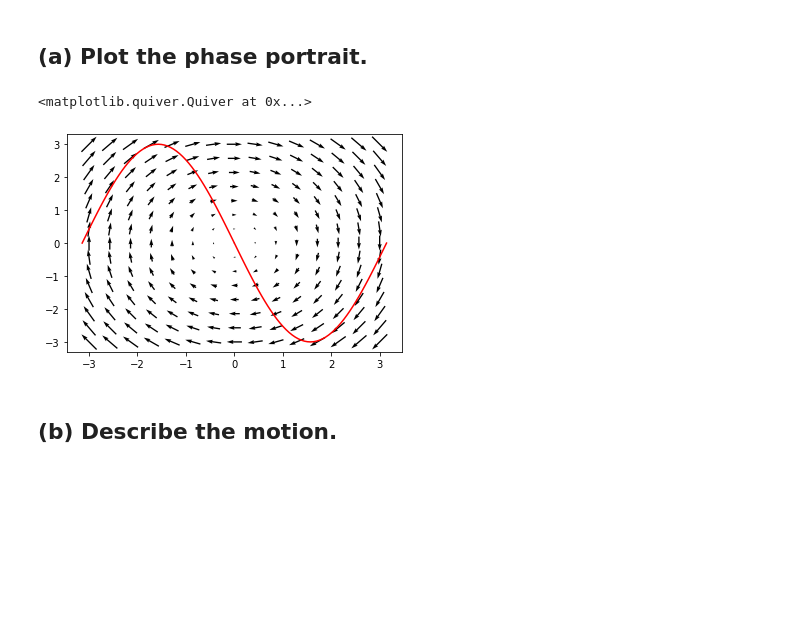
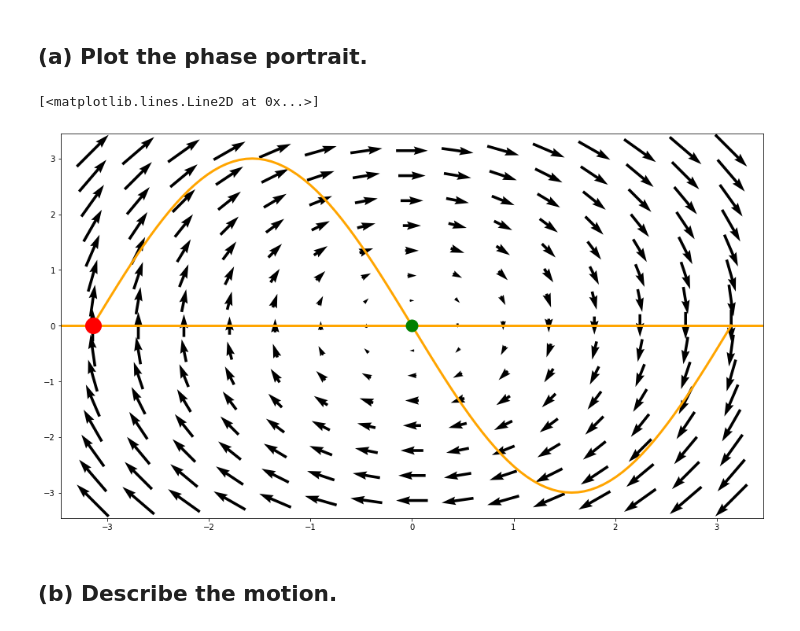
Before and after one commit to MarioSegura1099/biophysics, a Jupyter notebook: week-08/problem-11.5.ipynb, the cells around one changed output. Drawn from its saved outputs; the diff is of its cells as text; code cells hidden in the pictures; blank space fills up the shorter version.

```diff
--- a/week-08/problem-11.5.ipynb
+++ b/week-08/problem-11.5.ipynb
@@ -34,29 +35,37 @@ from scipy.integrate import odeint
 # %%
 m = 1
 g = 3
 xi = 1
 L = 1
 o = 0
 
 theta = np.linspace(-np.pi,np.pi,101)
 
 
-o_angle = -((m*g*np.sin(theta)) + (xi*L*o))/ (m*L)
-plt.plot(theta, o_angle, 'r')
+o_rad = -((m*g*np.sin(theta)) + (xi*L*o))/ (m*L)
+
+Figure = plt.figure(figsize=(16,9))
+plt.plot(theta, o_rad, color ='orange',lw=3)
+
+plt.axhline(y=0, color ='orange',lw=3)
 
 #Meshgrid
-x = np.linspace(-3,3,15)
-y = np.linspace(-3,3,15)
+x = np.linspace(-math.pi,math.pi,15)
+y = np.linspace(-math.pi,math.pi,15)
 
 X, Y = np.meshgrid(x,y)
 vX = Y
 vY = -X
 plt.quiver(X,Y,vX,vY, pivot='mid')
 
-#
+#Center point
+plt.plot(0,0,'og',ms=15)
+
+#Bulls-Eye
+plt.plot(-math.pi,0,'or',ms=20)
 # %% [output]
-<matplotlib.quiver.Quiver at 0x...>
+[<matplotlib.lines.Line2D at 0x...>]
-[figure, old version]
+[figure, new version]
 # %% [markdown]
 ## (b) Describe the motion.
 # %% [markdown]
```
Also changed, not shown: parts of 2 cells of this notebook.
